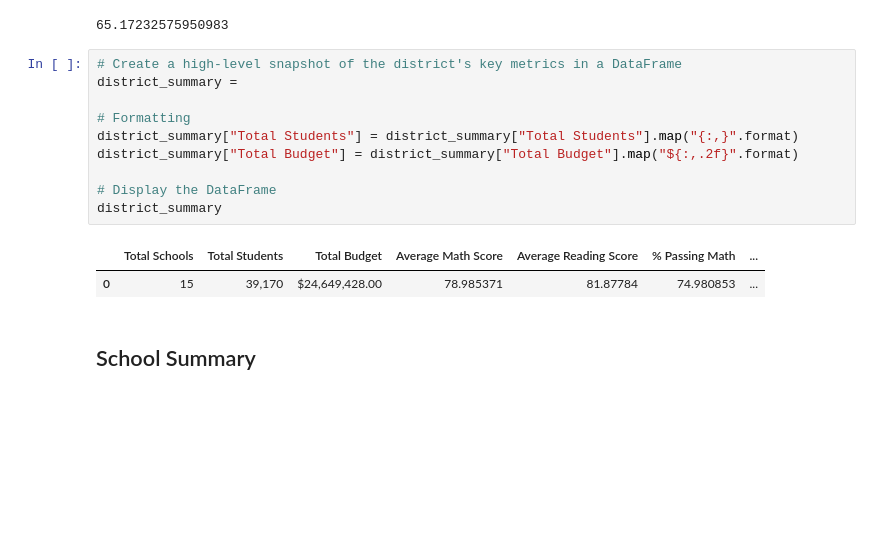
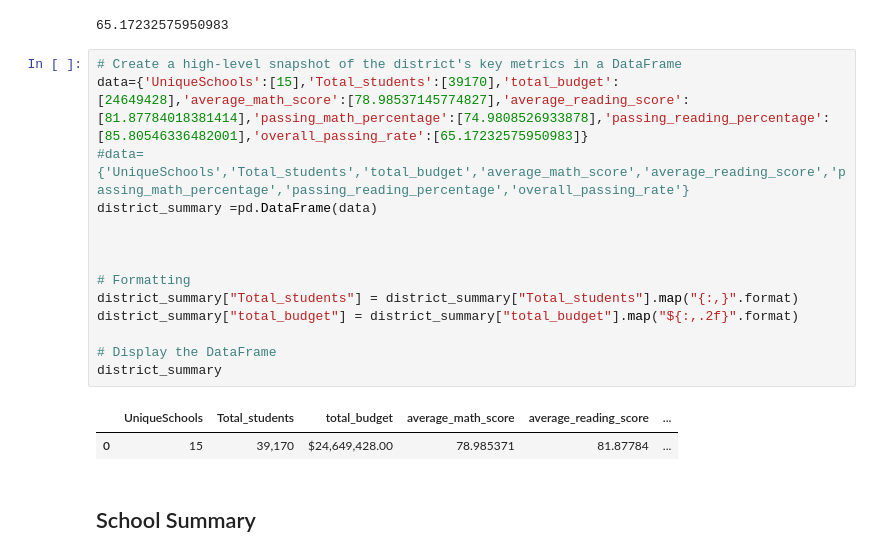
Before and after one commit to Nova8F/pandas-Challenge, a Jupyter notebook: PyCitySchools/PyCitySchools/Starter_Code (5)/Starter_Code/PyCitySchools/PyCitySchools_starter.ipynb, the cells around one changed output. Saved outputs shown, nothing was run; the diff lists cells and outputs as text; blank space fills up the shorter version.

```diff
--- a/PyCitySchools/PyCitySchools/Starter_Code (5)/Starter_Code/PyCitySchools/PyCitySchools_starter.ipynb
+++ b/PyCitySchools/PyCitySchools/Starter_Code (5)/Starter_Code/PyCitySchools/PyCitySchools_starter.ipynb
@@ -81,17 +84,21 @@ overall_passing_rate
 65.17232575950983
 # %%
 # Create a high-level snapshot of the district's key metrics in a DataFrame
-district_summary =
+data={'UniqueSchools':[15],'Total_students':[39170],'total_budget':[24649428],'average_math_score':[78.98537145774827],'average_reading_score':[81.87784018381414],'passing_math_percentage':[74.9808526933878],'passing_reading_percentage':[85.80546336482001],'overall_passing_rate':[65.17232575950983]}
+#data={'UniqueSchools','Total_students','total_budget','average_math_score','average_reading_score','passing_math_percentage','passing_reading_percentage','overall_passing_rate'}
+district_summary =pd.DataFrame(data)
+
+
 
 # Formatting
-district_summary["Total Students"] = district_summary["Total Students"].map("{:,}".format)
-district_summary["Total Budget"] = district_summary["Total Budget"].map("${:,.2f}".format)
+district_summary["Total_students"] = district_summary["Total_students"].map("{:,}".format)
+district_summary["total_budget"] = district_summary["total_budget"].map("${:,.2f}".format)
 
 # Display the DataFrame
 district_summary
 # %% [output]
-|  | Total Schools | Total Students | Total Budget | Average Math Score | Average Reading Score | % Passing Math | ... |
-| 0 | 15 | 39,170 | $24,649,428.00 | 78.985371 | 81.87784 | 74.980853 | ... |
+|  | UniqueSchools | Total_students | total_budget | average_math_score | average_reading_score | ... |
+| 0 | 15 | 39,170 | $24,649,428.00 | 78.985371 | 81.87784 | ... |
 # %% [markdown]
 ## School Summary
 # %%
```
Also changed, not shown: parts of 12 cells of this notebook, 1 other file.
